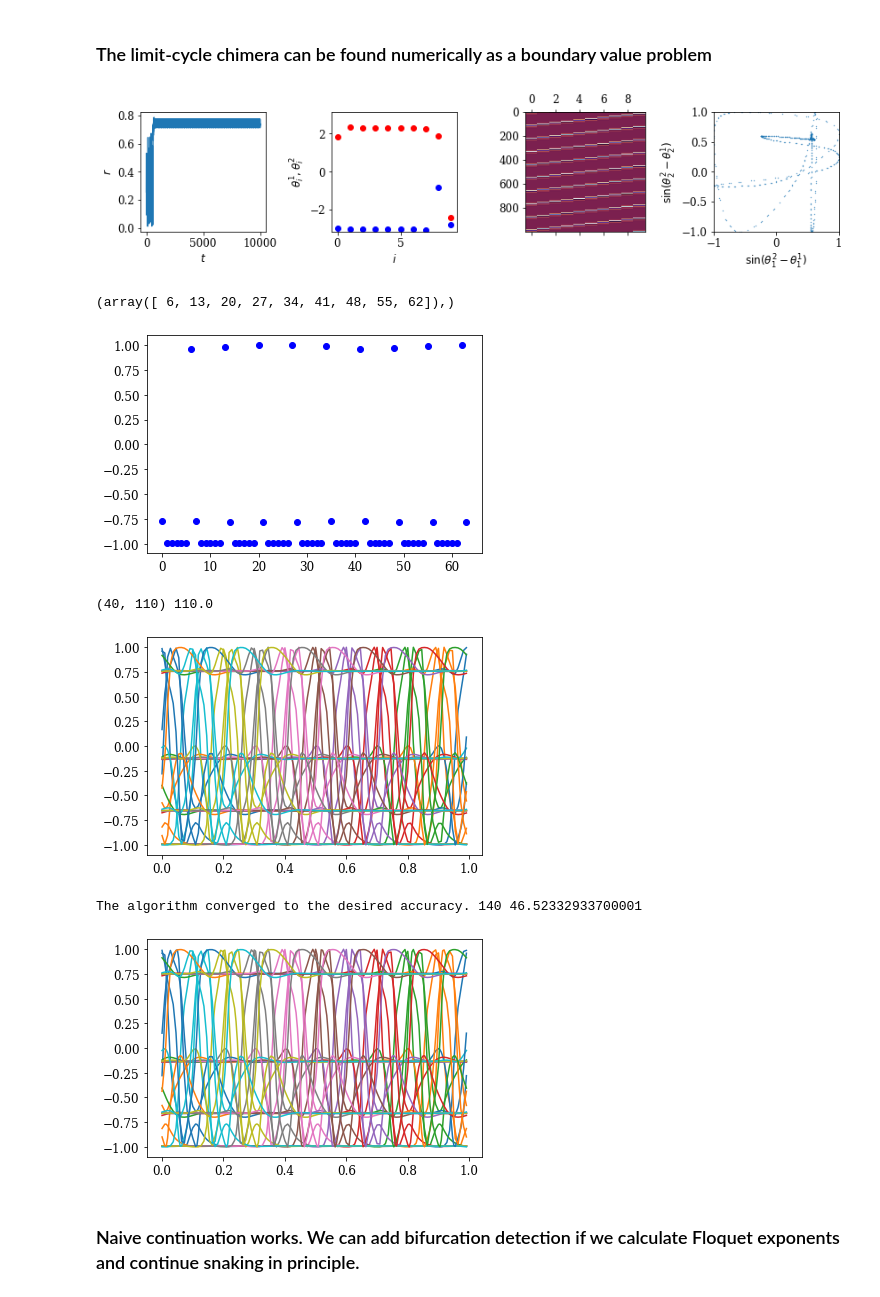
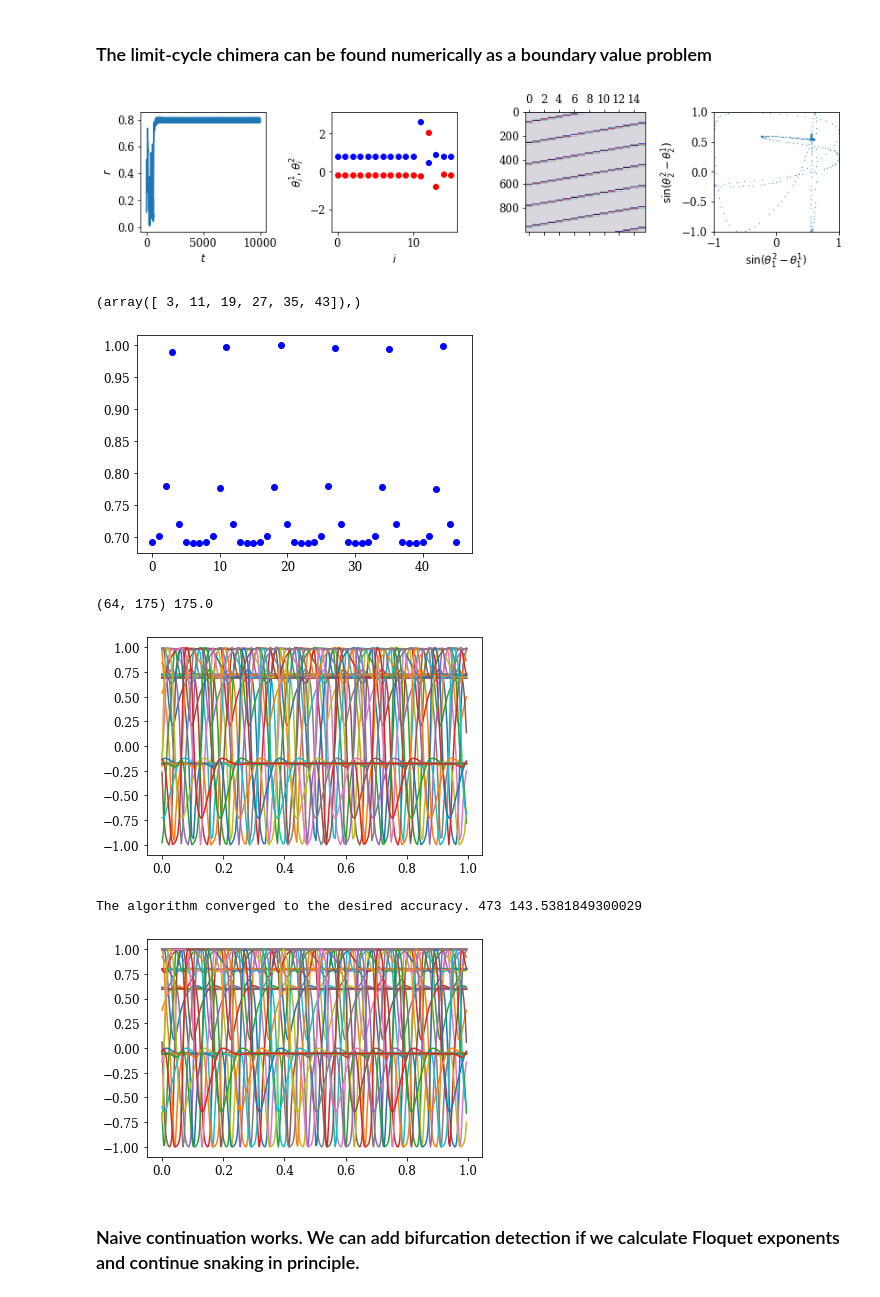
Before and after one commit to znicolaou/snakingoscillators, a Jupyter notebook: lccont.ipynb, the cells around one changed output. Cells and saved outputs as stored; diff of their text form; code cells hidden in the pictures.

```diff
--- a/lccont.ipynb
+++ b/lccont.ipynb
@@ -148,7 +148,7 @@ plt.plot(np.abs(np.fft.fft(phi0,axis=0))[:100,0],'bo')
 # %% [markdown]
 ### The limit-cycle chimera can be found numerically as a boundary value problem
 # %%
-filebase='data/chimera/'
+filebase='data/chimera2/11'
 times=np.load(filebase+'times.npy')
 order=np.load(filebase+'order.npy')
 phases=np.load(filebase+'phases.npy')
@@ -186,32 +186,32 @@ plt.show()
 
 minds=find_peaks(phases[:,0])[0]
 plt.plot(phases[minds,0],'bo')
-np.where(phases[minds,0]>0.2)
+np.where(phases[minds,0]>0.9)
 # %% [output]
-[figure, old version]
+[figure, new version]
-(array([ 6, 13, 20, 27, 34, 41, 48, 55, 62]),)
+(array([ 3, 11, 19, 27, 35, 43]),)
-[figure, old version]
+[figure, new version]
 # %%
-m0=6
-m1=13
+m0=3
+m1=11
 p0=times[minds[m1]]-times[minds[m0]]
 Xts0=phases[minds[m0]:minds[m1]].T.copy()
 ts0=(times[minds[m0]:minds[m1]]-times[minds[m0]])/p0
 print(Xts0.shape,p0)
 plt.plot(ts0,np.transpose(Xts0))
 plt.show()
 
 start=timeit.default_timer()
-sol0=solve_bvp(lambda ts,Xts,p: p[0]*np.transpose([janus.janus(p[0]*ts[i],Xts[:,i], N, omega, sigma0, beta, gamma,sigma0,0) for i in range(len(ts))]), lambda xa,xb,p: (np.concatenate((xb-xa,[xa[0]-Xts0[0,0]]))), ts0, Xts0, p=np.array([p0]), max_nodes=500,tol=1e-1,bc_tol=1e-2)
+sol0=solve_bvp(lambda ts,Xts,p: p[0]*np.transpose([janus.janus(p[0]*ts[i],Xts[:,i], N, omega, sigma0, beta, gamma,sigma0,0) for i in range(len(ts))]), lambda xa,xb,p: (np.concatenate((xb-xa,[xa[0]-Xts0[0,0]]))), ts0, Xts0, p=np.array([p0]), max_nodes=1000,tol=1e-1,bc_tol=1e-2)
 stop=timeit.default_timer()
 print(sol0.message,len(sol0.x),stop-start)
 plt.plot(sol0.x,np.transpose(sol0.y))
 plt.show()
 # %% [output]
-(40, 110) 110.0
+(64, 175) 175.0
-[figure, old version]
+[figure, new version]
-The algorithm converged to the desired accuracy. 140 46.52332933700001
+The algorithm converged to the desired accuracy. 473 143.5381849300029
-[figure, old version]
+[figure, new version]
 # %% [markdown]
 ### Naive continuation works. We can add bifurcation detection if we calculate Floquet exponents and continue snaking in principle.
 # %%
```
Also changed, not shown: parts of 9 cells of this notebook, 20 other files.
